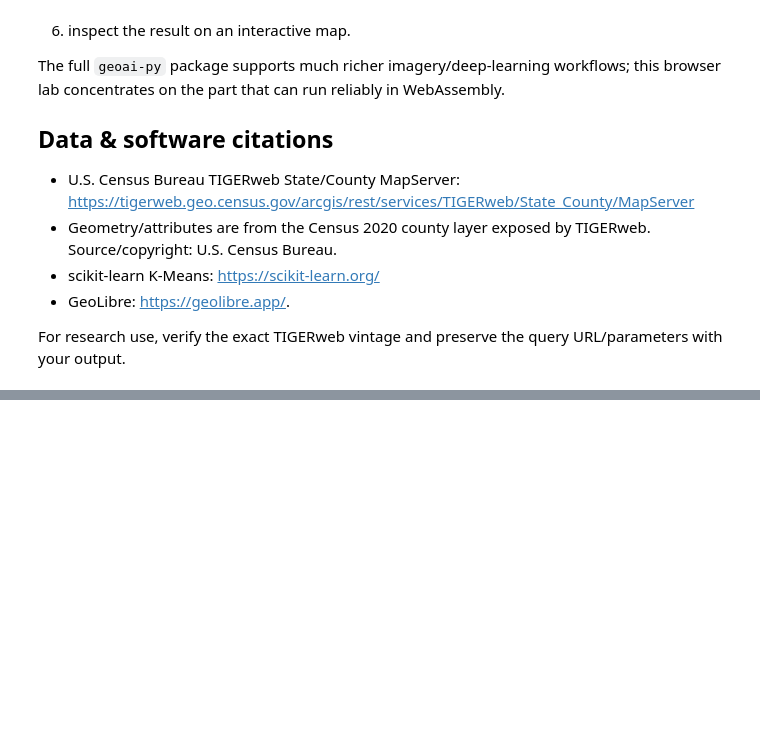
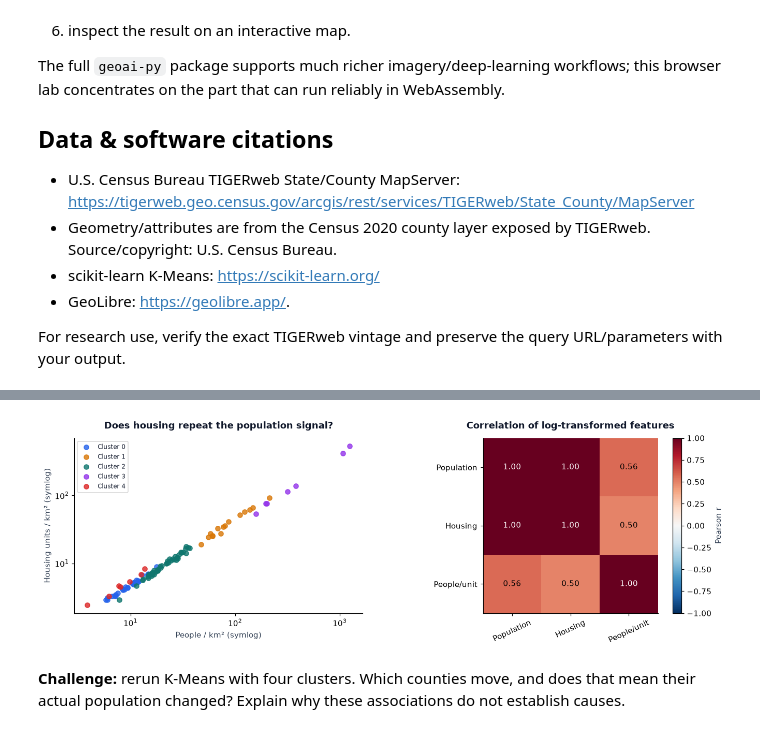
Before and after one commit to jltobias/JupyterLite-GeoLibre-GeoAI, a Jupyter notebook: book/notebooks/02_census_geoai_counties.ipynb, the cells around one changed output, grey strips where cells are left out. Saved outputs shown, nothing was run; the diff lists cells and outputs as text; code cells hidden in the pictures; blank space fills up the shorter version.

Commit message:
Expand visual learning notebooks and add Astra geospatial labs

```diff
--- a/book/notebooks/02_census_geoai_counties.ipynb
+++ b/book/notebooks/02_census_geoai_counties.ipynb
@@ -95,0 +129,27 @@ For research use, verify the exact TIGERweb vintage and preserve the query URL/p
+# %%
+from cognition import style_plots, COLORS
+import matplotlib.pyplot as plt
+style_plots()
+fig, axes = plt.subplots(1, 2, figsize=(12, 4), layout="constrained")
+for group in sorted(gdf.cluster.unique()):
+    part = gdf[gdf.cluster == group]
+    axes[0].scatter(part.population_density, part.housing_density,
+                    label=f"Cluster {group}", color=COLORS[int(group)], alpha=.8)
+axes[0].set(xscale="symlog", yscale="symlog", xlabel="People / km² (symlog)",
+            ylabel="Housing units / km² (symlog)", title="Does housing repeat the population signal?")
+axes[0].legend(fontsize=8)
+corr = X.corr()
+im = axes[1].imshow(corr, vmin=-1, vmax=1, cmap="RdBu_r")
+axes[1].set_xticks(range(3), ["Population", "Housing", "People/unit"], rotation=25)
+axes[1].set_yticks(range(3), ["Population", "Housing", "People/unit"])
+for r in range(3):
+    for c in range(3):
+        axes[1].text(c, r, f"{corr.iloc[r,c]:.2f}", ha="center", va="center",
+                     color="white" if abs(corr.iloc[r,c]) > .65 else "black")
+axes[1].set_title("Correlation of log-transformed features")
+fig.colorbar(im, ax=axes[1], label="Pearson r")
+plt.show()
+# %% [output]
+[figure, added]
+# %% [markdown]
+**Challenge:** rerun K-Means with four clusters. Which counties move, and does that mean their actual population changed? Explain why these associations do not establish causes.
```
Also changed, not shown: parts of 5 cells of this notebook, 40 other files.
